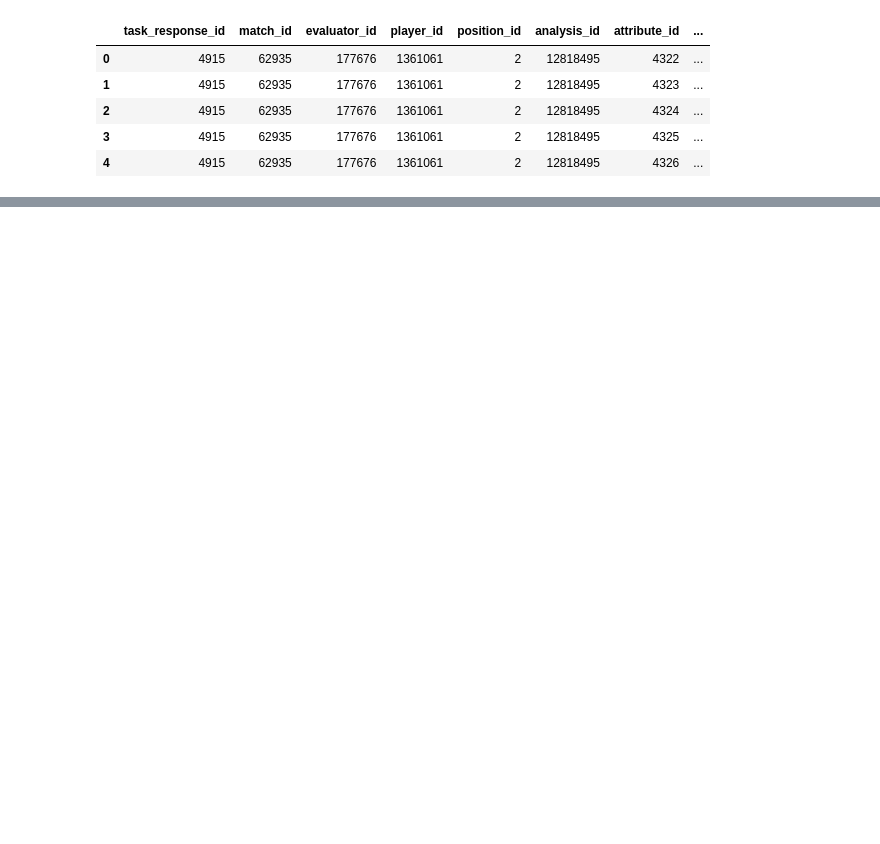
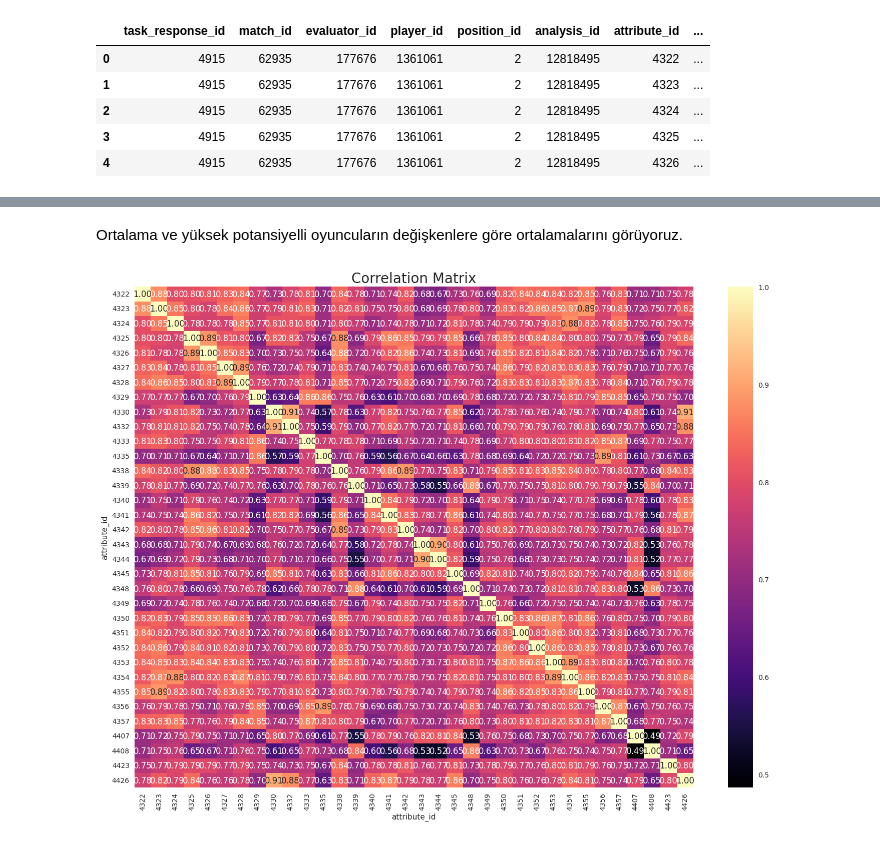
Before and after one commit to savhande/Scoutium_talent, a Jupyter notebook: ScoutiumTalent.ipynb, the cells around one changed output, grey strips where cells are left out. Cells and saved outputs as stored; diff of their text form; code cells hidden in the pictures; blank space fills up the shorter version.

```diff
--- a/ScoutiumTalent.ipynb
+++ b/ScoutiumTalent.ipynb
@@ -40,0 +78,9 @@ df.head()
+# %%
+# Adım 3: position_id içerisindeki Kaleci (1) sınıfını veri setinden kaldırınız.
+
+dff = dff[dff["position_id"] != 1]
+# %%
+# Adım 4: potential_label içerisindeki below_average sınıfını veri setinden kaldırınız.
+# ( below_average sınıfı tüm verisetinin %1'ini oluşturur)
+
+dff = dff[dff["potential_label"] != "below_average"]
@@ -40,0 +323,20 @@ df.head()
+# %% [markdown]
+Ortalama ve yüksek potansiyelli oyuncuların değişkenlere göre ortalamalarını görüyoruz.
+# %%
+##################################
+# Adım 4: Korelasyona bakınız.
+##################################
+
+pt[num_cols].corr()
+
+# Korelasyon Matrisi
+f, ax = plt.subplots(figsize=[18, 13])
+sns.heatmap(pt[num_cols].corr(), annot=True, fmt=".2f", ax=ax, cmap="magma")
+ax.set_title("Correlation Matrix", fontsize=20)
+plt.show()
+
+# TotalChargers'in aylık ücretler ve tenure ile yüksek korelasyonlu olduğu görülmekte
+
+# df.corrwith(df["Churn"]).sort_values(ascending=False)
+# %% [output]
+[figure, added]
```
Also changed, not shown: parts of 25 cells of this notebook.
